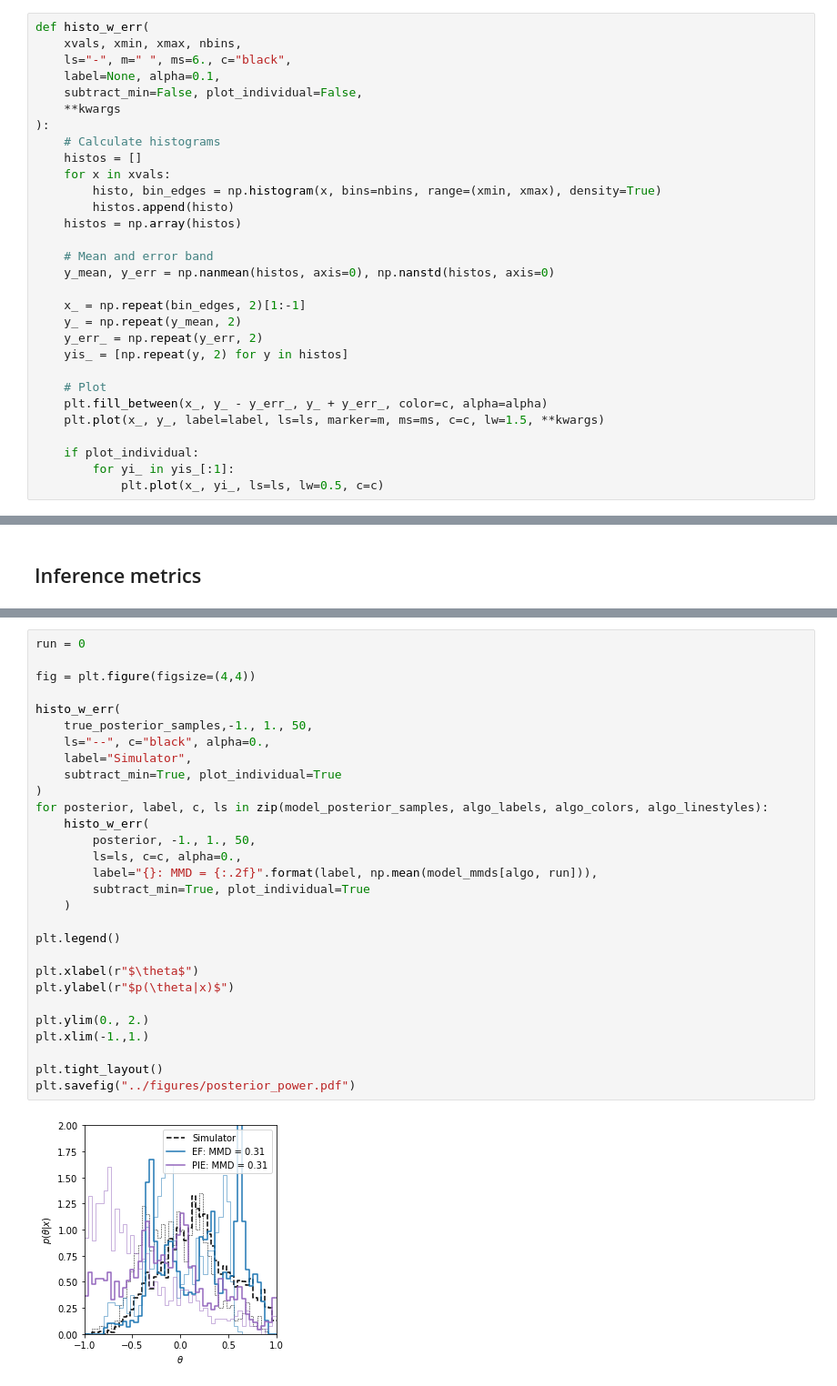
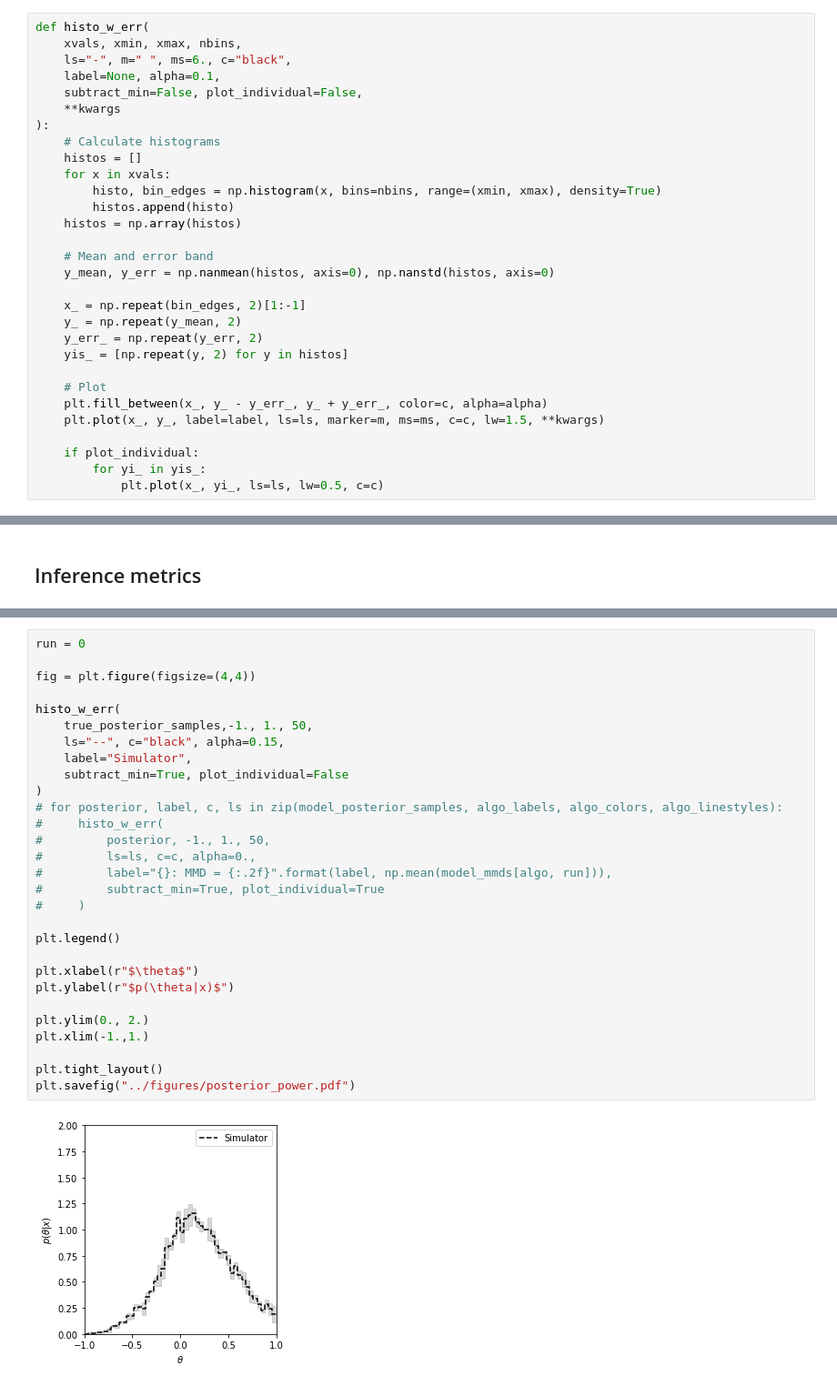
Before and after one commit to johannbrehmer/manifold-flow, a Jupyter notebook: experiments/notebooks/plot_power_results.ipynb, the cells around one changed output, grey strips where cells are left out. Shown at 91% size. Cells and saved outputs as stored; diff of their text form.

```diff
--- a/experiments/notebooks/plot_power_results.ipynb
+++ b/experiments/notebooks/plot_power_results.ipynb
@@ -50,7 +50,7 @@ def histo_w_err(
     plt.plot(x_, y_, label=label, ls=ls, marker=m, ms=ms, c=c, lw=1.5, **kwargs)
 
     if plot_individual:
-        for yi_ in yis_[:1]:
+        for yi_ in yis_:
             plt.plot(x_, yi_, ls=ls, lw=0.5, c=c)
 # %% [markdown]
 ## Load results
@@ -535,31 +535,31 @@ plt.savefig("../figures/test_observed_likelihood_maps_power.pdf")
 # %%
 run = 0
 
 fig = plt.figure(figsize=(4,4))
 
 histo_w_err(
     true_posterior_samples,-1., 1., 50,
-    ls="--", c="black", alpha=0.,
+    ls="--", c="black", alpha=0.15,
     label="Simulator",
-    subtract_min=True, plot_individual=True
+    subtract_min=True, plot_individual=False
 )
-for posterior, label, c, ls in zip(model_posterior_samples, algo_labels, algo_colors, algo_linestyles):
-    histo_w_err(
-        posterior, -1., 1., 50,
-        ls=ls, c=c, alpha=0.,
-        label="{}: MMD = {:.2f}".format(label, np.mean(model_mmds[algo, run])),
-        subtract_min=True, plot_individual=True
-    )
+# for posterior, label, c, ls in zip(model_posterior_samples, algo_labels, algo_colors, algo_linestyles):
+#     histo_w_err(
+#         posterior, -1., 1., 50,
+#         ls=ls, c=c, alpha=0.,
+#         label="{}: MMD = {:.2f}".format(label, np.mean(model_mmds[algo, run])),
+#         subtract_min=True, plot_individual=True
+#     )
 
 plt.legend()
 
 plt.xlabel(r"$\theta$")
 plt.ylabel(r"$p(\theta|x)$")
 
 plt.ylim(0., 2.)
 plt.xlim(-1.,1.)
 
 plt.tight_layout()
 plt.savefig("../figures/posterior_power.pdf")
 # %% [output]
-[figure, old version]
+[figure, new version]
```
Also changed, not shown: parts of 1 cell of this notebook, 13 other files.
